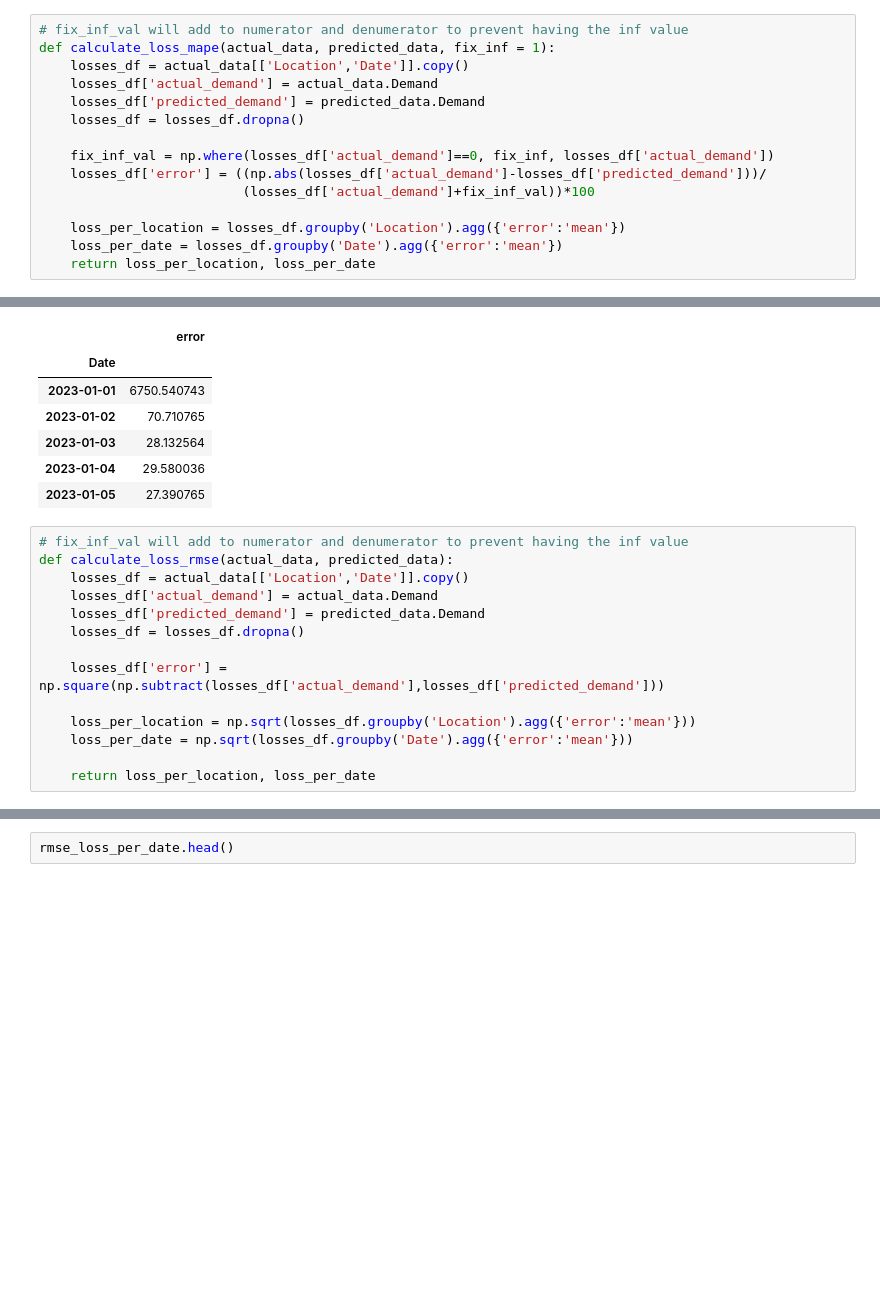
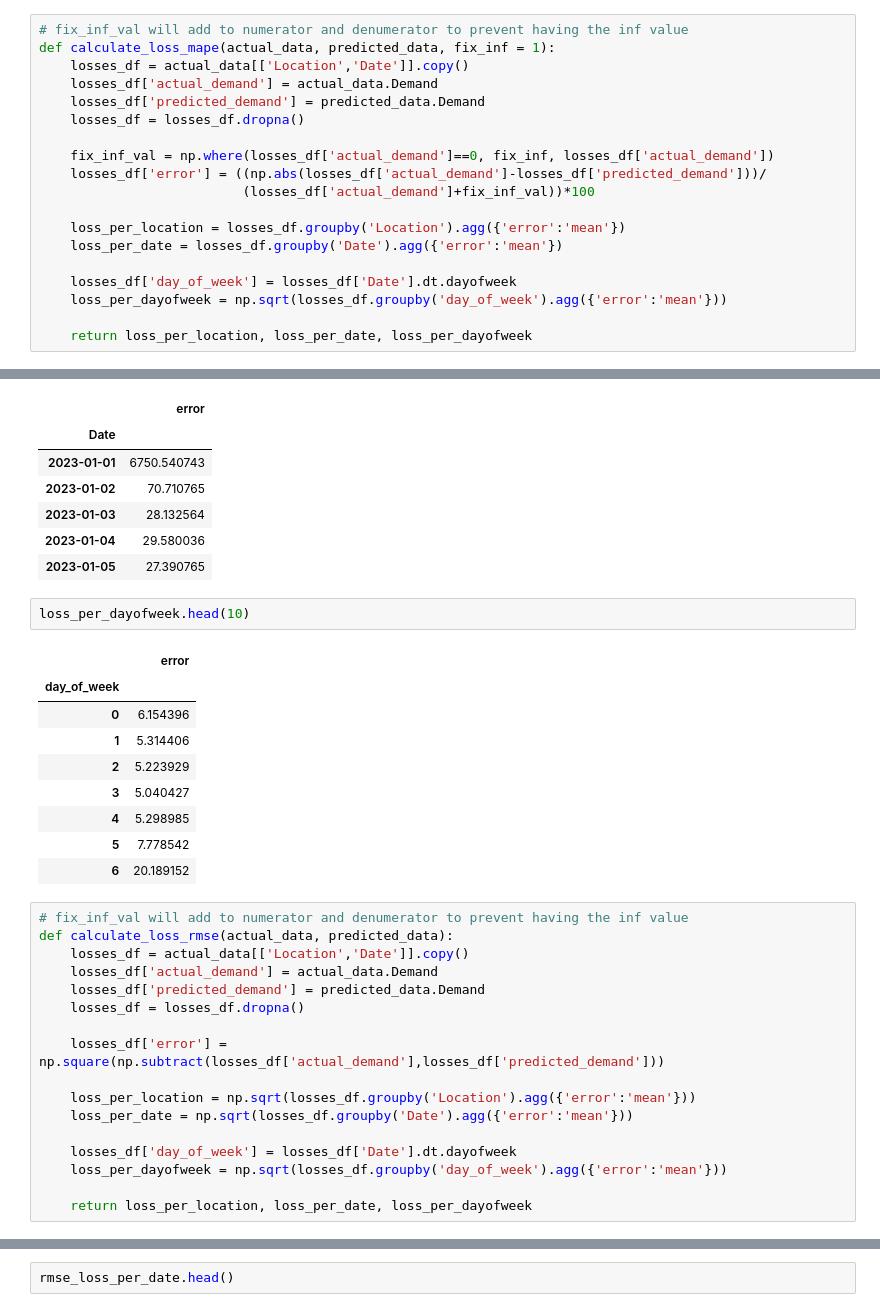
Before and after one commit to danaeis/shoofer-demand-prediction, a Jupyter notebook: evaluation/evaluation.ipynb, the cells around one changed output, grey strips where cells are left out. Cells and saved outputs as stored; diff of their text form; blank space fills up the shorter version.

```diff
--- a/evaluation/evaluation.ipynb
+++ b/evaluation/evaluation.ipynb
@@ -57,5 +57,9 @@ def calculate_loss_mape(actual_data, predicted_data, fix_inf = 1):
 
     loss_per_location = losses_df.groupby('Location').agg({'error':'mean'})
     loss_per_date = losses_df.groupby('Date').agg({'error':'mean'})
-    return loss_per_location, loss_per_date
+
+    losses_df['day_of_week'] = losses_df['Date'].dt.dayofweek
+    loss_per_dayofweek = np.sqrt(losses_df.groupby('day_of_week').agg({'error':'mean'}))
+
+    return loss_per_location, loss_per_date, loss_per_dayofweek
 # %%
@@ -79,6 +83,18 @@ loss_per_date.head()
 | 2023-01-03 | 28.132564 |
 | 2023-01-04 | 29.580036 |
 | 2023-01-05 | 27.390765 |
+# %%
+loss_per_dayofweek.head(10)
+# %% [output]
+|  | error |
+| day_of_week |  |
+| 0 | 6.154396 |
+| 1 | 5.314406 |
+| 2 | 5.223929 |
+| 3 | 5.040427 |
+| 4 | 5.298985 |
+| 5 | 7.778542 |
+| 6 | 20.189152 |
 # %%
 # fix_inf_val will add to numerator and denumerator to prevent having the inf value
 def calculate_loss_rmse(actual_data, predicted_data):
@@ -92,5 +108,8 @@ def calculate_loss_rmse(actual_data, predicted_data):
     loss_per_location = np.sqrt(losses_df.groupby('Location').agg({'error':'mean'}))
     loss_per_date = np.sqrt(losses_df.groupby('Date').agg({'error':'mean'}))
 
-    return loss_per_location, loss_per_date
+    losses_df['day_of_week'] = losses_df['Date'].dt.dayofweek
+    loss_per_dayofweek = np.sqrt(losses_df.groupby('day_of_week').agg({'error':'mean'}))
+
+    return loss_per_location, loss_per_date, loss_per_dayofweek
 # %%
```
Also changed, not shown: parts of 7 cells of this notebook, 1 other file.
